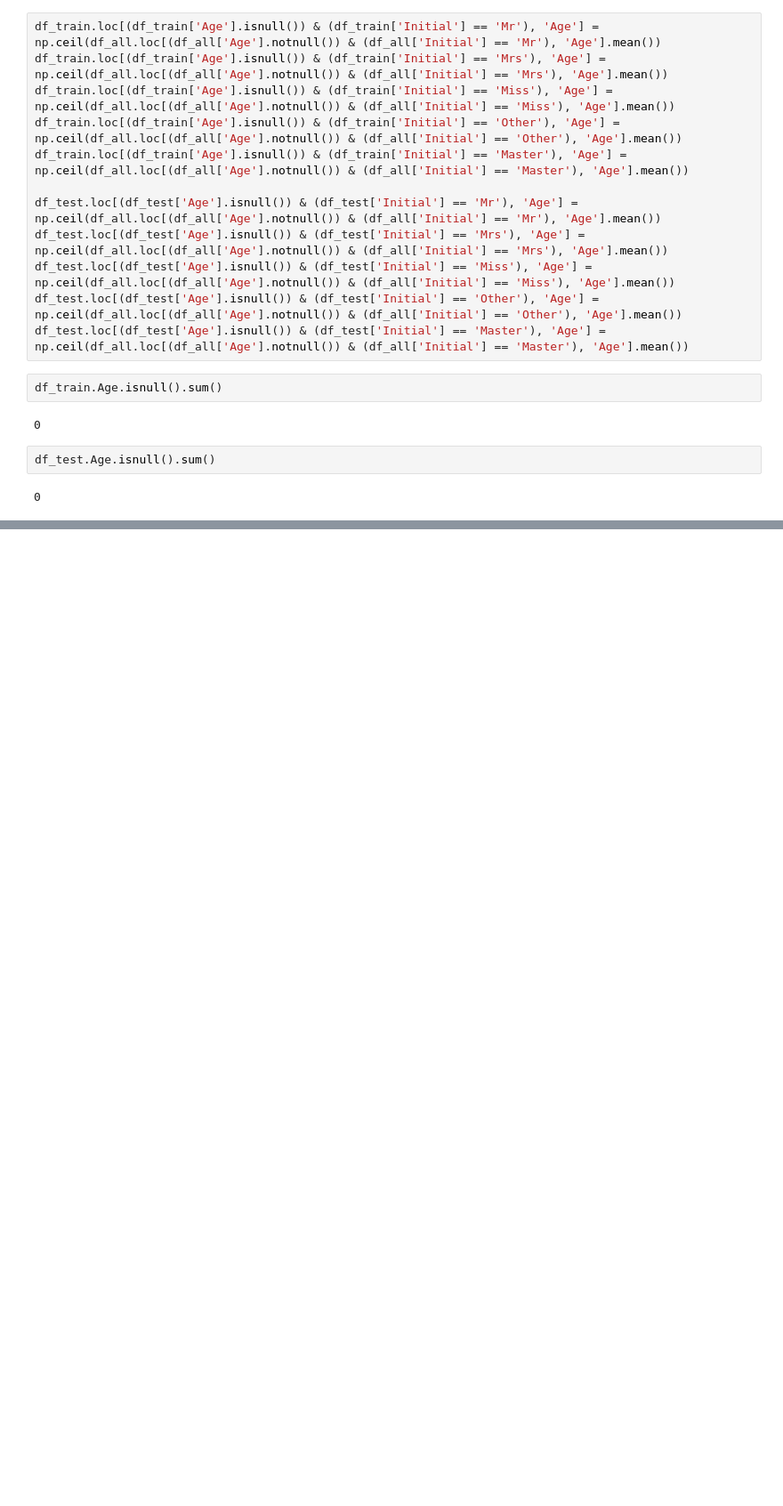
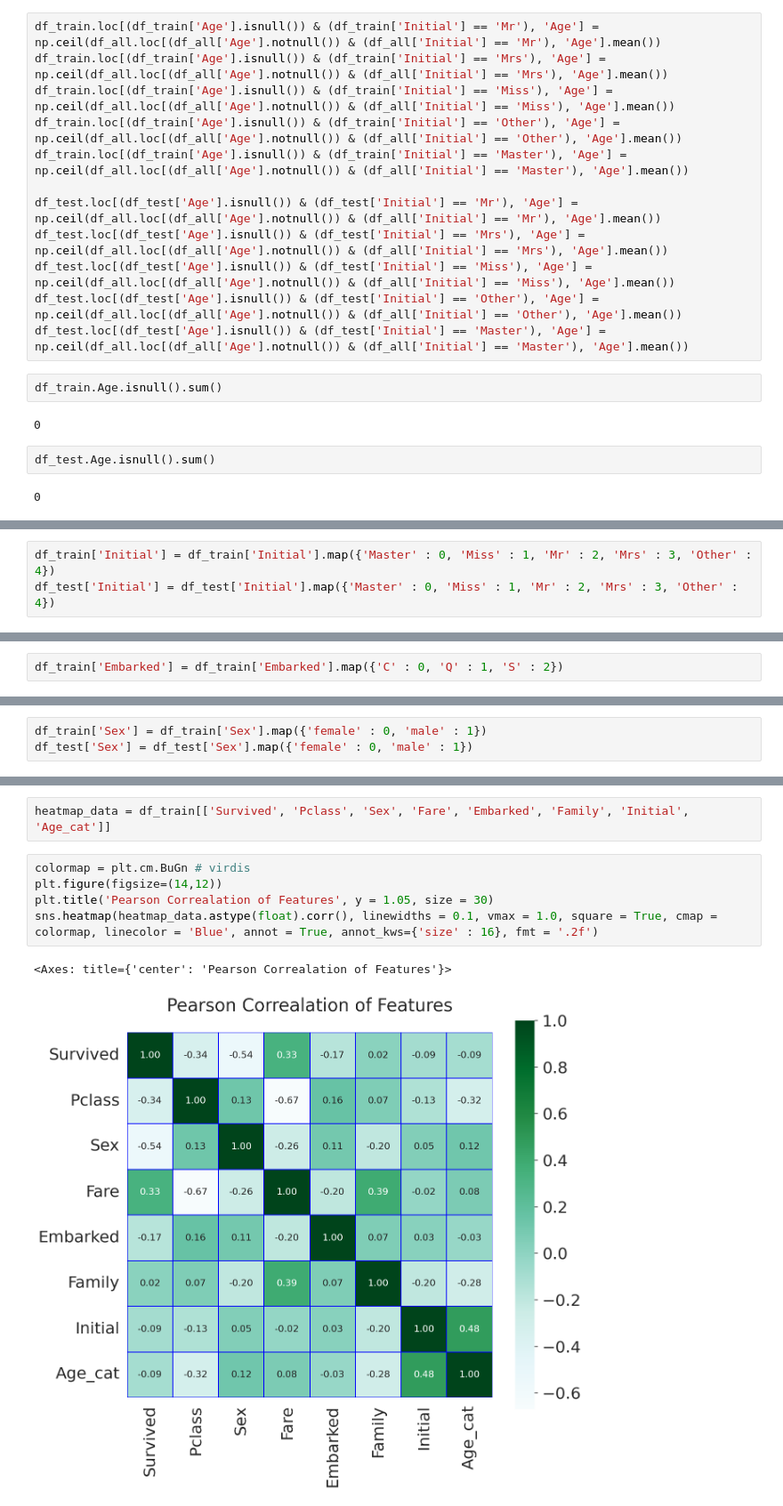
Before and after one commit to che0223/MyStudy, a Jupyter notebook: kaggle/titanic/My_first_data_analysis_for_titanic.ipynb, the cells around one changed output, grey strips where cells are left out. Shown at 89% size. Saved outputs shown, nothing was run; the diff lists cells and outputs as text; blank space fills up the shorter version.

```diff
--- a/kaggle/titanic/My_first_data_analysis_for_titanic.ipynb
+++ b/kaggle/titanic/My_first_data_analysis_for_titanic.ipynb
@@ -774,0 +866,3 @@ df_test.Age.isnull().sum()
+# %%
+df_train['Initial'] = df_train['Initial'].map({'Master' : 0, 'Miss' : 1, 'Mr' : 2, 'Mrs' : 3, 'Other' : 4})
+df_test['Initial'] = df_test['Initial'].map({'Master' : 0, 'Miss' : 1, 'Mr' : 2, 'Mrs' : 3, 'Other' : 4})
@@ -774,0 +882,2 @@ df_test.Age.isnull().sum()
+# %%
+df_train['Embarked'] = df_train['Embarked'].map({'C' : 0, 'Q' : 1, 'S' : 2})
@@ -774,0 +916,3 @@ df_test.Age.isnull().sum()
+# %%
+df_train['Sex'] = df_train['Sex'].map({'female' : 0, 'male' : 1})
+df_test['Sex'] = df_test['Sex'].map({'female' : 0, 'male' : 1})
@@ -774,0 +926,10 @@ df_test.Age.isnull().sum()
+# %%
+heatmap_data = df_train[['Survived', 'Pclass', 'Sex', 'Fare', 'Embarked', 'Family', 'Initial', 'Age_cat']]
+# %%
+colormap = plt.cm.BuGn # virdis
+plt.figure(figsize=(14,12))
+plt.title('Pearson Correalation of Features', y = 1.05, size = 30)
+sns.heatmap(heatmap_data.astype(float).corr(), linewidths = 0.1, vmax = 1.0, square = True, cmap = colormap, linecolor = 'Blue', annot = True, annot_kws={'size' : 16}, fmt = '.2f')
+# %% [output]
+<Axes: title={'center': 'Pearson Correalation of Features'}>
+[figure, added]
```
Also changed, not shown: parts of 71 cells of this notebook.
